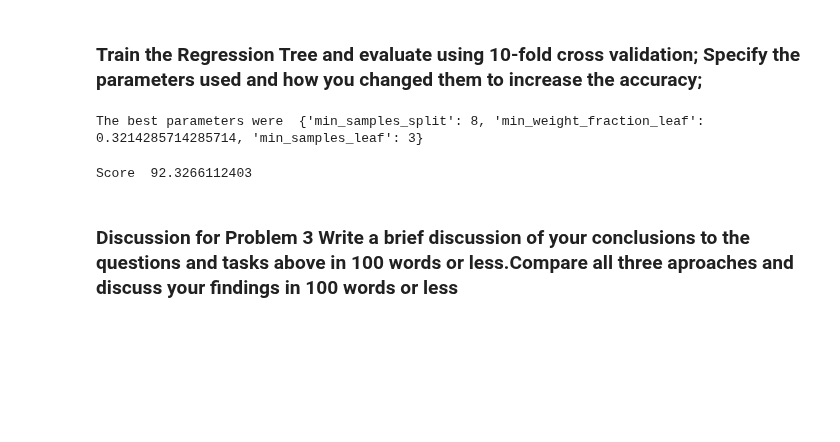
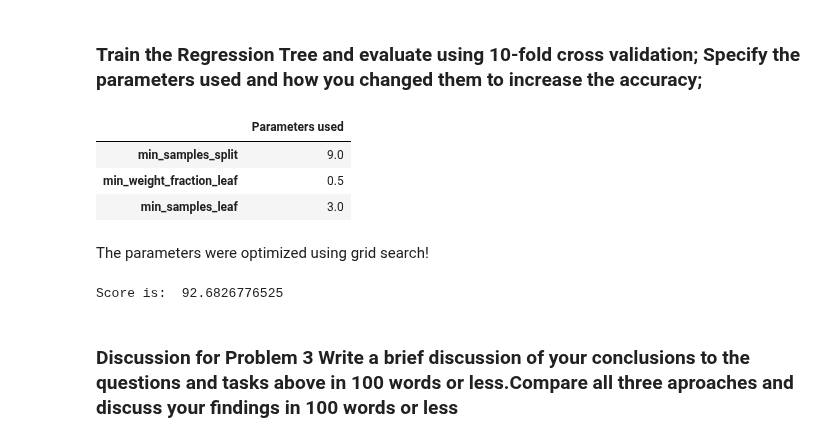
Before and after one commit to AnilKumarTeegala/DSE220_Machine_Learning, a Jupyter notebook: IPynb/Assignment_2_MAS.ipynb, the cells around one changed output. Drawn from its saved outputs; the diff is of its cells as text; code cells hidden in the pictures; blank space fills up the shorter version.

```diff
--- a/IPynb/Assignment_2_MAS.ipynb
+++ b/IPynb/Assignment_2_MAS.ipynb
@@ -565,9 +565,9 @@ Test the performance of our tuned KNN classifier on the test set.
 # %%
 scores = []
 for i in range(10):
-    clf = sklearn.neighbors.KNeighborsClassifier(n_neighbors=k)
-    clf.fit(x_train, y_train)
-    pred = clf.predict(x_test)
+    KNeighborsClassifier = sklearn.neighbors.KNeighborsClassifier(n_neighbors=k)
+    KNeighborsClassifier.fit(x_train, y_train)
+    pred = KNeighborsClassifier.predict(x_test)
     score = np.sum([i==j for i,j in zip(pred, y_test)]) / (len(pred) * 1.0)
     scores.append(score)
 
@@ -689,11 +685,11 @@ scores = []
 for train_index, test_index in k_fold:
     x_train, x_test = x.values[train_index], x.values[test_index]
     y_train, y_test = y.values[train_index], y.values[test_index]
-    rm = sklearn.linear_model.Ridge()
-    rm.fit(x_train, y_train)
-    predict = rm.predict(x_test)
+    ridge = sklearn.linear_model.Ridge()
+    ridge.fit(x_train, y_train)
+    predict = ridge.predict(x_test)
     score = np.sum([i==j for i,j in zip(predict,y_test)])/(len(y_test) * 1.0)
-    scores.append(rm.score(x_test, y_test))
+    scores.append(ridge.score(x_test, y_test))
 
 print 'Score ', np.mean(scores)*100
 # %% [output]
@@ -701,23 +697,28 @@ Score  76.0660258231
 # %% [markdown]
 ### Train the Regression Tree and evaluate using 10-fold cross validation; Specify the parameters used and how you changed them to increase the accuracy;
 # %%
-dtr = sklearn.tree.DecisionTreeRegressor()
-grid_search = sklearn.grid_search.GridSearchCV(dtr,
+DecisionTreeRegressor = sklearn.tree.DecisionTreeRegressor()
+grid_search = sklearn.grid_search.GridSearchCV(DecisionTreeRegressor,
                                                {'min_samples_split':list(range(1,10)),
                                                 'min_samples_leaf':list(range(1,10)),
                                                 'min_weight_fraction_leaf':np.linspace(0,0.5,15)},
                                                cv=10)
-grid_search.fit(x_train, y_train)
-
-print 'The best parameters were ', grid_search.best_params_
+grid_search.fit(x_train, y_train);
-# %% [output]
-The best parameters were  {'min_samples_split': 8, 'min_weight_fraction_leaf': 0.3214285714285714, 'min_samples_leaf': 3}
+# %%
+pd.DataFrame(data = grid_search.best_params_.values(), index = grid_search.best_params_.keys(), columns = ['Parameters used'] )
+# %% [output]
+|  | Parameters used |
+| min_samples_split | 9.0 |
+| min_weight_fraction_leaf | 0.5 |
+| min_samples_leaf | 3.0 |
+# %% [markdown]
+The parameters were optimized using grid search!
 # %%
 score = grid_search.score(x_test, y_test)
 
-print 'Score ', score * 100.0
+print 'Score is: ', score * 100.0
 # %% [output]
-Score  92.3266112403
+Score is:  92.6826776525
 # %% [markdown]
 ### Discussion for Problem 3  Write a brief discussion of your conclusions to the questions and tasks above in 100 words or less.Compare all three aproaches and discuss your findings in 100 words or less
 # %% [markdown]
```
Also changed, not shown: parts of 13 cells of this notebook, 2 other files.
